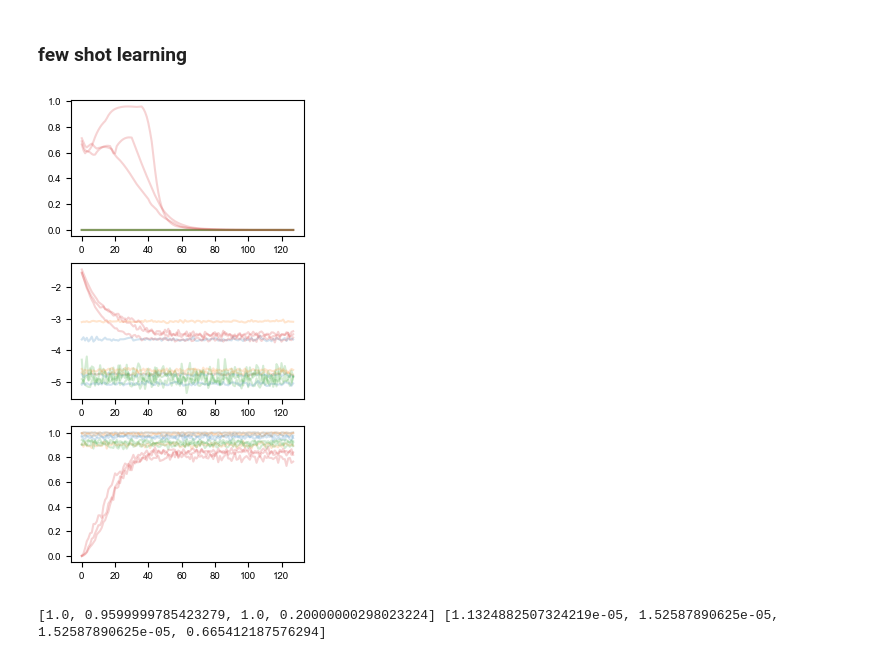
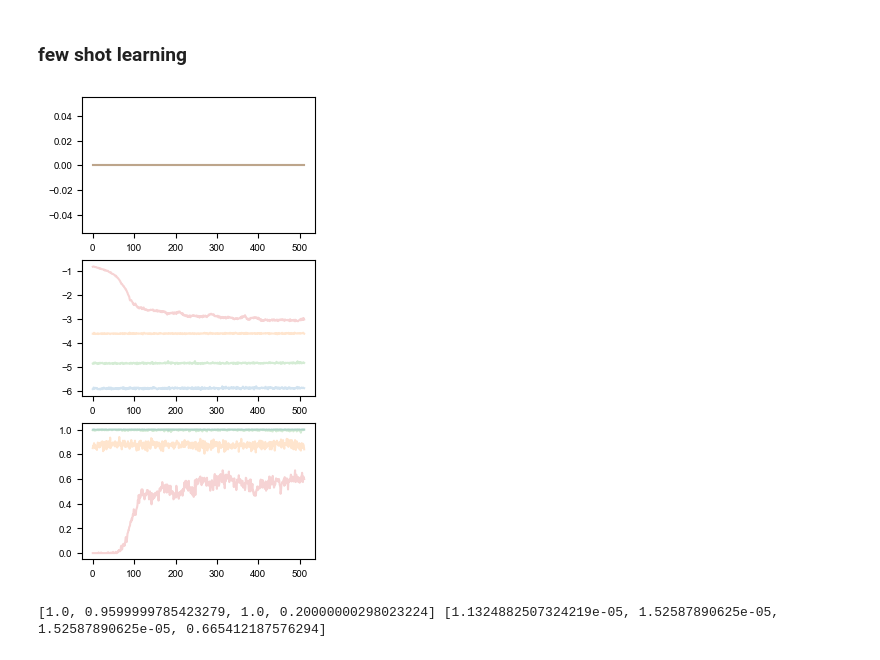
Before and after one commit to hzshan/context_inference_rnn, a Jupyter notebook: train.ipynb, the cells around one changed output. Cells and saved outputs as stored; diff of their text form; code cells hidden in the pictures.

Commit message:
few shot learning

```diff
--- a/train.ipynb
+++ b/train.ipynb
@@ -175,10 +254,10 @@ plt.rcParams.update({'font.size': 6,})
 task_list_name_fn = lambda cur_task_list: ''.join([cur.split('_')[0][0] + cur.split('_')[1].lower() for cur in cur_task_list])
 nonlin_str = '_relu'
 task2_list = ['PRO_D', 'PRO_M', 'PRO_DM']
-fig, axes = plt.subplots(1, len(task2_list), figsize=(2 * len(task2_list), 0.75))
+fig, axes = plt.subplots(1, len(task2_list), figsize=(1.9 * len(task2_list), 0.75))
 fig.subplots_adjust(wspace=0.75, hspace=0.2)
 for task2, ax in zip(task2_list, axes):
-    task1_list = [task2.replace('PRO', 'ANTI')] + ['PRO_D', 'PRO_M', 'PRO_DM']
+    task1_list = [task2, task2.replace('PRO', 'ANTI')] + [task1 for task1 in ['PRO_D', 'PRO_M', 'PRO_DM'] if task1 != task2]
     for task1 in task1_list:
         cur_task_list = [task1] if task1 == task2 else [task1, task2]
         cur_task_str = task_list_name_fn(cur_task_list)
@@ -191,13 +270,13 @@ for task2, ax in zip(task2_list, axes):
             plot_y = np.log(ts_loss_arr)
             plot_y = plot_y[0] if task1 == task2 else plot_y[1][n_ckpt:]
             color = color_dict[task1] if len(config['task_list']) > 1 else 'k'
-            label = f'after {task1}' if len(config['task_list']) > 1 else 'as first task'
+            label = f'after {task1}' if len(config['task_list']) > 1 else 'as the first task'
             label_kwargs = {} if seed != 0 else dict(label=label)
-            ax.plot(plot_y, color=color, alpha=0.6, linewidth=0.5, **label_kwargs)
+            ax.plot(plot_y, color=color, alpha=0.4, linewidth=1, **label_kwargs)
     ax.legend(loc='center left', bbox_to_anchor=(0, 1.75))
     ax.set_ylabel(f'{task2} \n log test loss')
     ax.spines[['top', 'right']].set_visible(False)
     ax.set_xlabel('trials (x {})'.format(int(config['batch_size'] * config['ckpt_step'])))
 fig_name = f'./figures/forward_transfer_example.png'
-fig.savefig(fig_name.replace('.png', '.pdf'), bbox_inches='tight')
+fig.savefig(fig_name.replace('.png', '.pdf'), bbox_inches='tight', transparent=True)
 # %% [output]
@@ -326,21 +405,26 @@ for itrial in range(1):
 ### few shot learning
 # %%
 fig, axes = plt.subplots(3, 1, figsize=(3, 6))
-for seed in range(3):
-    save_name = f'cxtrnn_seq_v2_gating3_ioZ_relu_PsAsPm_tskm512_sd{seed}'
+for seed in range(1):
+    # save_name = f'cxtrnn_seq_v2_gating3_ioZ_relu_PsPmAs_tskm512_sd{seed}'
+    # save_sfx = 'few_shot'
+    save_name = f'leakyrnn_v1_proj_relu_PsAsPmAm_AdamWithProj_sd{seed}'
+    save_sfx = 'few_shot_lr0pt01'
     config = load_config(save_name)
     config['retrain'] = False
-    model, _, _, _ = train_cxtrnn_sequential(**config)
-    ts_err_arr = np.load(f'./saved_models/{save_name}/ts_err_few_shot.npy')
-    ts_loss_arr = np.load(f'./saved_models/{save_name}/ts_loss_few_shot.npy')
-    ts_perf_arr = np.load(f'./saved_models/{save_name}/ts_perf_few_shot.npy')
-    # ts_err_arr = np.load(f'./saved_models/{save_name}/ts_err_few_shot.npy')
-    task_list = config['task_list'] + ['ANTI_M']
+    train_fn = eval(config.get('train_fn', 'train_cxtrnn_sequential'))
+    model, _, _, _ = train_fn(**config)
+    ts_loss_arr = np.load(f'./saved_models/{save_name}/ts_loss_{save_sfx}.npy')
+    ts_perf_arr = np.load(f'./saved_models/{save_name}/ts_perf_{save_sfx}.npy')
+    ts_err_file = f'./saved_models/{save_name}/ts_err_{save_sfx}.npy'
+    ts_err_arr = np.load(ts_err_file) if os.path.isfile(ts_err_file) else np.zeros(ts_loss_arr.shape)
+    if len(config['task_list']) == 3:
+        task_list = config['task_list'] + ['ANTI_M']
     for itask, task in enumerate(task_list):
         for iax, plot_arr in enumerate([ts_err_arr, np.log(ts_loss_arr), ts_perf_arr]):
-            axes[iax].plot(plot_arr[:128, itask], color=f'C{itask}', alpha=0.2)
+            axes[iax].plot(plot_arr[:512, itask], color=f'C{itask}', alpha=0.2)
 # %% [output]
-[figure, old version]
+[figure, new version]
 # %%
 save_name = 'cxtrnn_seq_v2_gating3_ioZ_relu_PsPmAs_tskm512_sd0'
 config = load_config(save_name)
```
Also changed, not shown: parts of 11 cells of this notebook, 3 other files.
